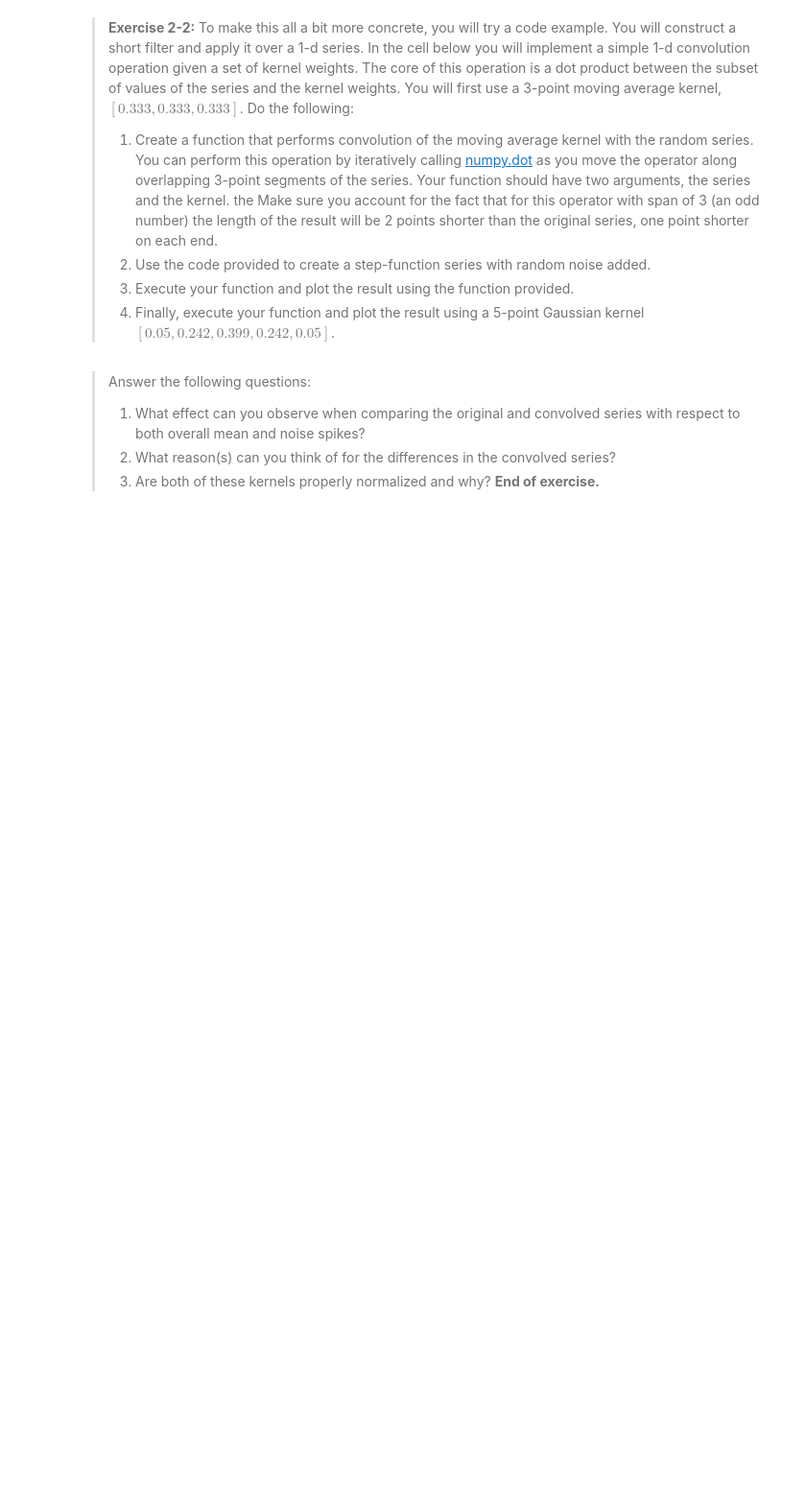
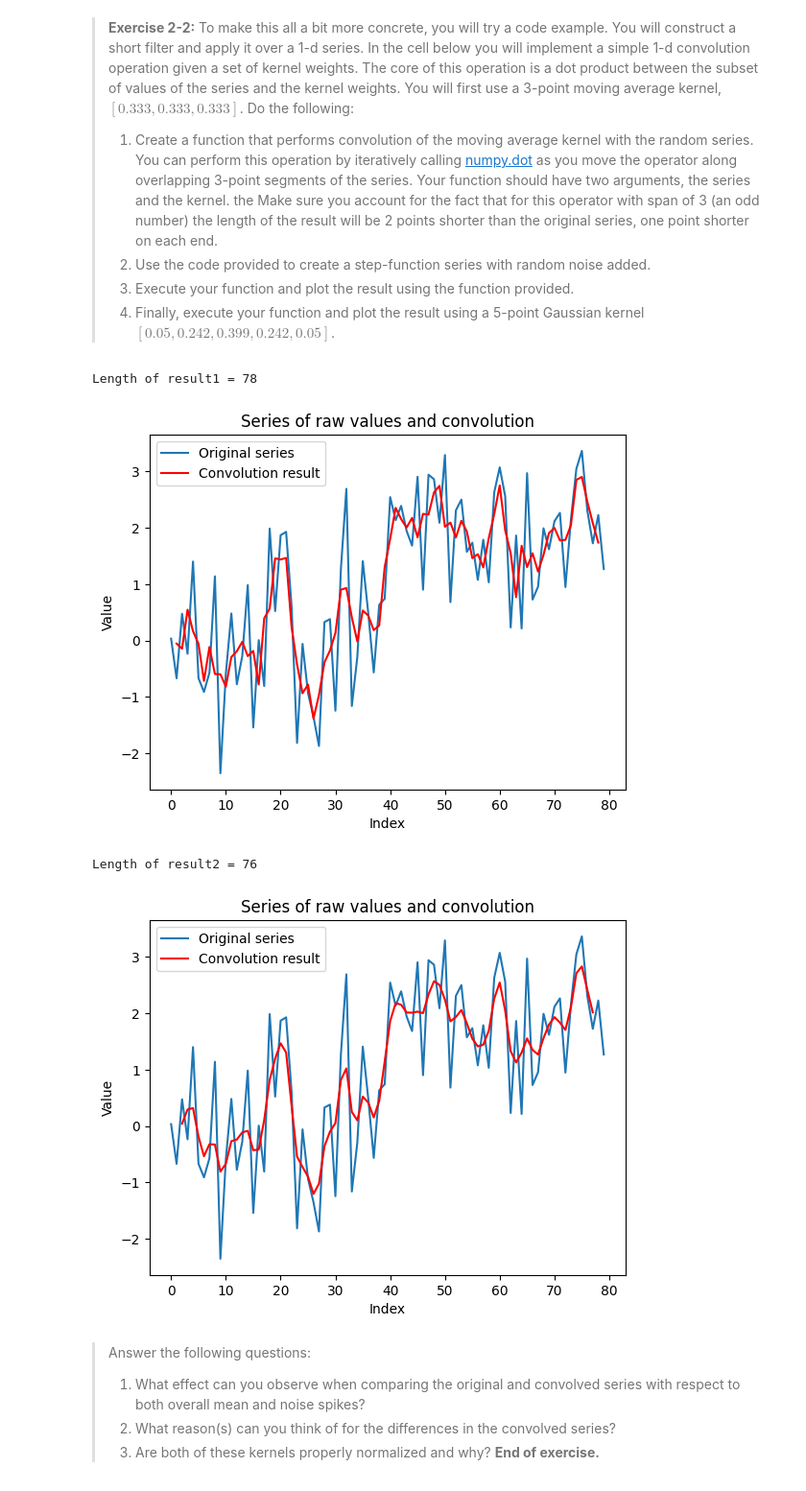
Before and after one commit to alvaroiramirez/CSCI_E-25, a Jupyter notebook: Labs/2_FilteringImages.ipynb, the cells around one changed output. Shown at 96% size. Drawn from its saved outputs; the diff is of its cells as text; code cells hidden in the pictures; blank space fills up the shorter version.

```diff
--- a/Labs/2_FilteringImages.ipynb
+++ b/Labs/2_FilteringImages.ipynb
@@ -193,34 +195,42 @@ def plot_conv(series, conv, span):
     plt.plot(x[offset:end], conv, color = 'red', label = 'Convolution result')
     plt.legend()
     plt.xlabel('Index')
     plt.ylabel('Value')
     plt.title('Series of raw values and convolution')
     plt.show()
 
 np.random.seed(12233)
 series = np.concatenate((np.random.normal(size = 40), np.random.normal(size = 40) + 2.0))
 
 
 ## Complete the funciton below
 def conv_1d(series, kernel):
     '''Performs simple 1d convolution over the series values
     given the kernel weights. This function only works for
     kernels with odd span'''
 
+    results = []
 
+    a = len(kernel) - 1
+    [results.append(np.dot(kernel, series[i : i + len(kernel)])) for i in range(len(series) - a)]
 
-
+    return results
 
 
 kernel1 = np.array([0.333, 0.333, 0.333])
 result1 = conv_1d(series, kernel1)
 print('Length of result1 = ' + str(len(result1)))
 plot_conv(series, result1, 3)
 
 kernel2 = np.array([0.05, 0.242, 0.399, 0.242, 0.05])
 result2 = conv_1d(series, kernel2)
 print('Length of result2 = ' + str(len(result2)))
 plot_conv(series, result2, 5)
+# %% [output]
+Length of result1 = 78
+[figure, added]
+Length of result2 = 76
+[figure, added]
 # %% [markdown]
 > Answer the following questions:
 > 1. What effect can you observe when comparing the original and convolved series with respect to both overall mean and noise spikes?
```
Also changed, not shown: parts of 2 cells of this notebook.
